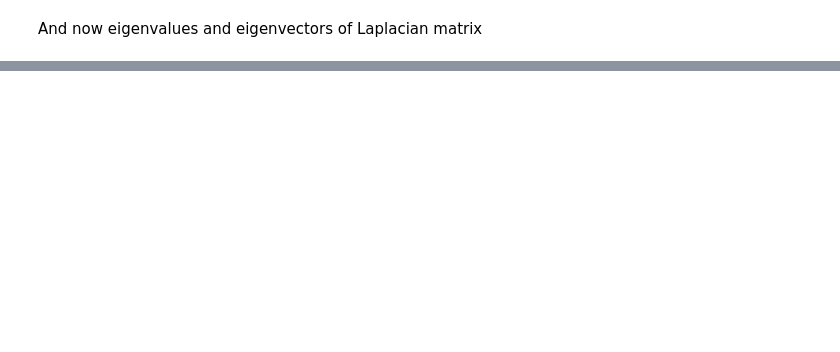
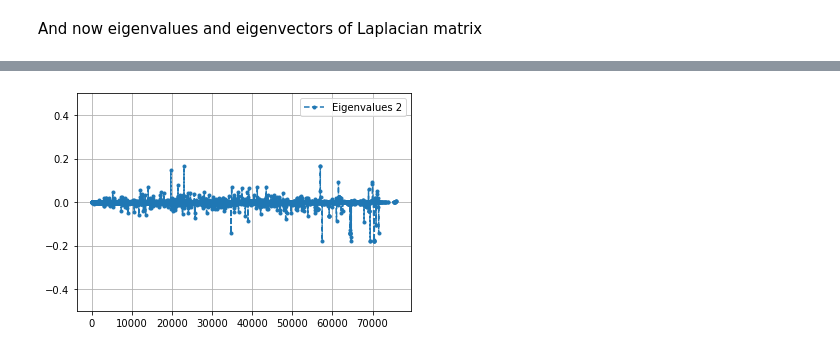
Before and after one commit to tratom/fcul-cda-project, a Jupyter notebook: code/analysis.ipynb, the cells around one changed output, grey strips where cells are left out. Saved outputs shown, nothing was run; the diff lists cells and outputs as text; code cells hidden in the pictures; blank space fills up the shorter version.

```diff
--- a/code/analysis.ipynb
+++ b/code/analysis.ipynb
@@ -568,0 +607,8 @@ Error:
+# %%
+plt.plot(core_nodes, L2, ".--", label="Eigenvalues 2")
+plt.ylim(-.5,.5)
+plt.grid()
+plt.legend()
+plt.show()
+# %% [output]
+[figure, added]
```
Also changed, not shown: parts of 15 cells of this notebook, 2 other files.
